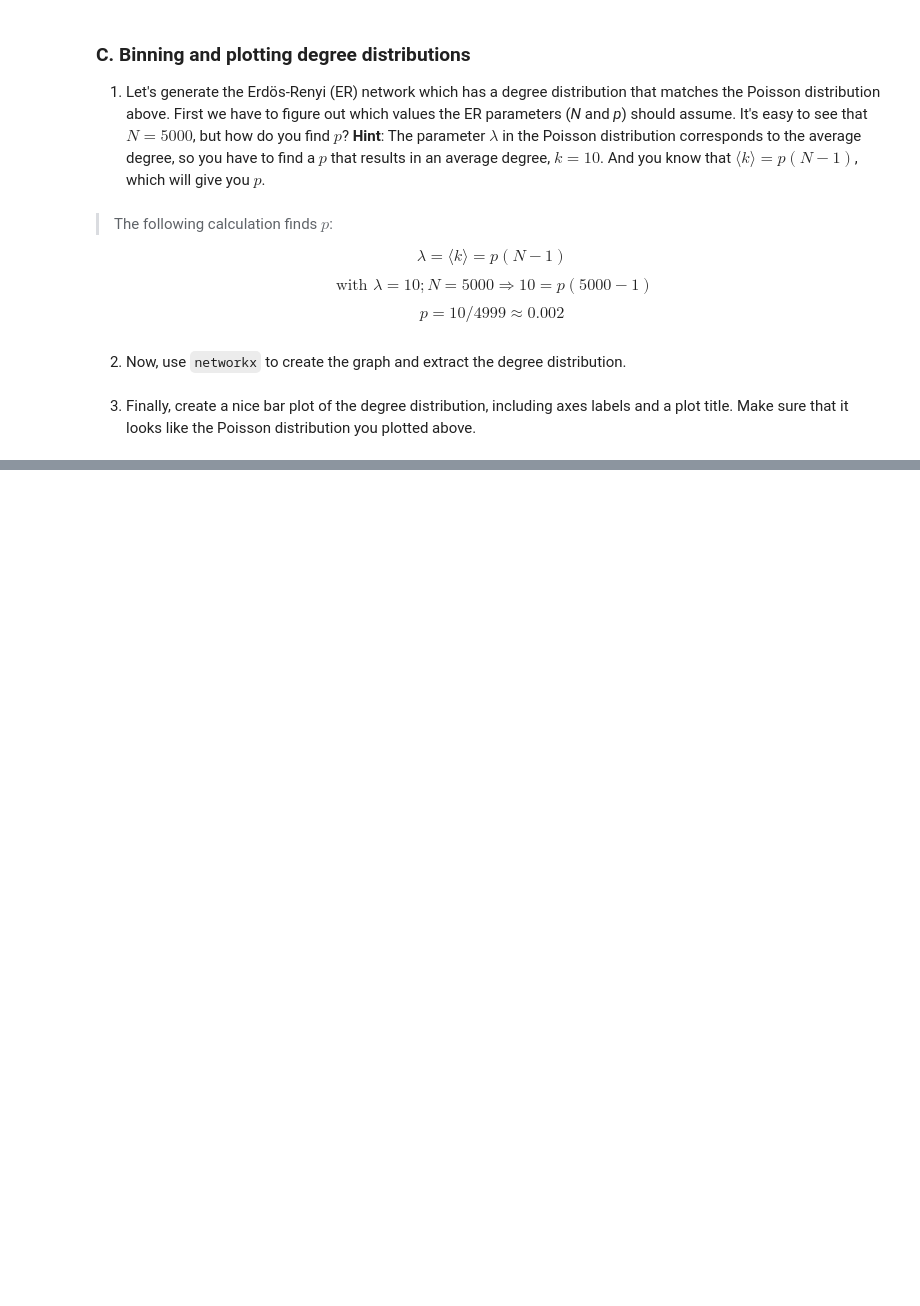
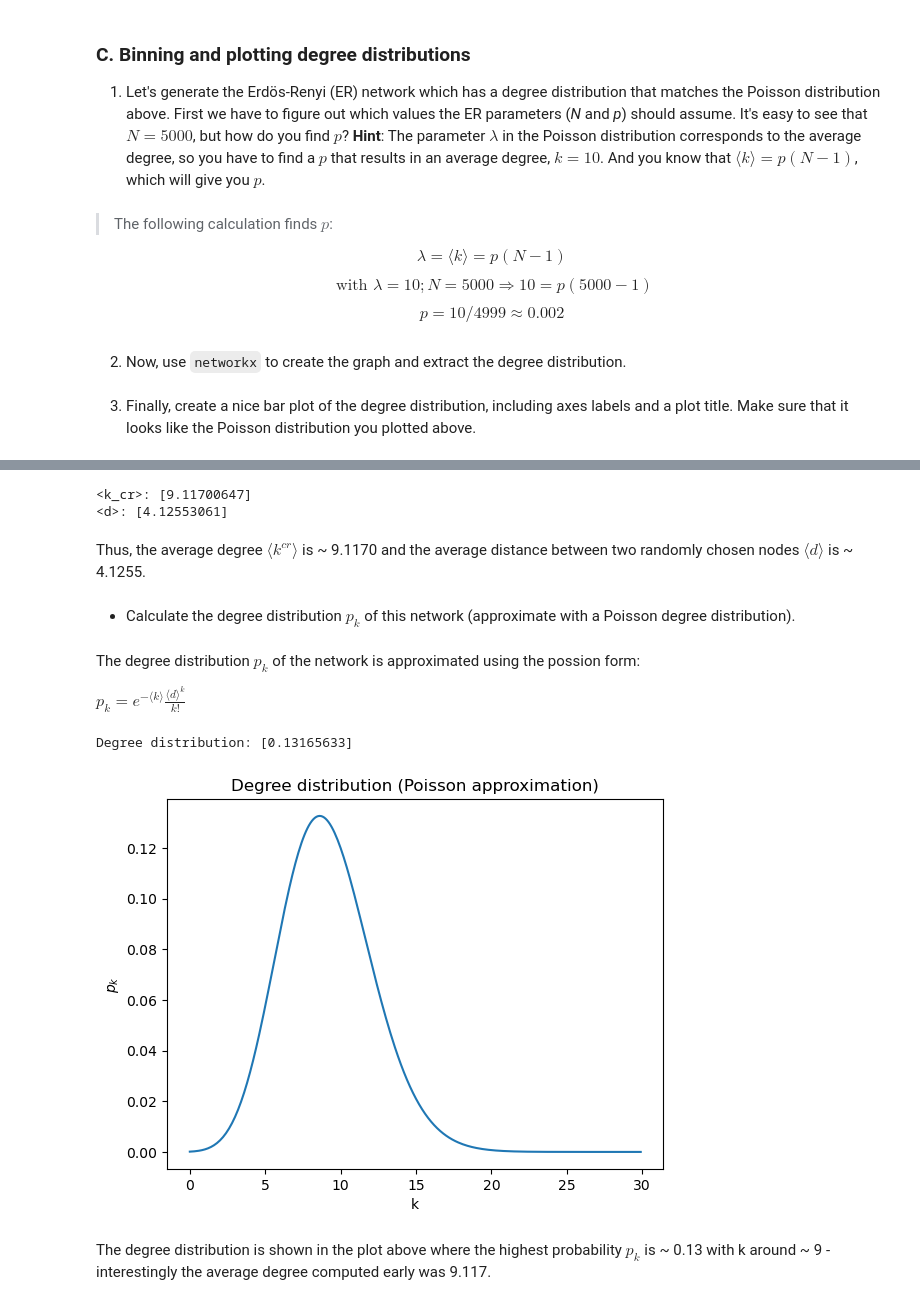
Before and after one commit to peern/social-graphs-assignments, a Jupyter notebook: assignment-1/assignment-1.ipynb, the cells around one changed output, grey strips where cells are left out. Drawn from its saved outputs; the diff is of its cells as text; code cells hidden in the pictures; blank space fills up the shorter version.

```diff
--- a/assignment-1/assignment-1.ipynb
+++ b/assignment-1/assignment-1.ipynb
@@ -138,0 +158,5 @@ plt.show()
+# %%
+N = 3000 # number of nodes
+p = 1e-3 # probability of nodes being connected
+(L) = (p * N * (N - 1)) / 2
+print('expected number of links <L>:', (L))
@@ -138,0 +194,10 @@ plt.show()
+# %%
+# first the equation is defined as a funtion of N
+def ncr_connected(N):
+    p = 1e-3
+    y = (np.log(N) / N) - p
+    return y
+
+y_guess = 10000 # guess
+ncr = fsolve(ncr_connected, y_guess) #
+print("Number of nodes (Ncr): ", ncr)
@@ -138,0 +218,39 @@ plt.show()
+# %%
+kcr = p*(ncr - 1)
+print("<k_cr>:", kcr)
+
+d = np.log(ncr) / np.log(kcr)
+print("<d>:", d)
+# %% [output]
+<k_cr>: [9.11700647]
+<d>: [4.12553061]
+# %% [markdown]
+Thus, the average degree $〈k^{cr}〉$ is ~ 9.1170 and the average distance between two randomly chosen nodes $〈d〉$ is ~ 4.1255.
+# %% [markdown]
+* Calculate the degree distribution $p_k$ of this network (approximate with a Poisson degree distribution).
+# %% [markdown]
+The degree distribution $p_k$ of the network is approximated using the possion form:
+
+$p_k = e^{-〈k〉} \frac{〈d〉^k}{k!}$
+# %%
+k = p * (ncr - 1)
+
+k = int(k)
+pk = np.exp(-kcr) * (kcr**k / np.math.factorial(k))
+
+print("Degree distribution:", pk)
+
+t = np.arange(0, 30, 0.1)
+d = np.exp(-kcr)*np.power(kcr, t)/factorial(t)
+plt.title("Degree distribution (Poisson approximation)")
+plt.ylabel("$p_{k}$")
+plt.xlabel("k")
+plt.plot(t, d)
+plt.show()
+# %% [output]
+Degree distribution: [0.13165633]
+[figure, added]
+# %% [markdown]
+The degree distribution is shown in the plot above where the highest probability $p_{k}$ is ~ 0.13 with k around ~ 9 - interestingly the average degree computed early was 9.117.
+
+<!-- TODO -->
```
Also changed, not shown: parts of 25 cells of this notebook.
